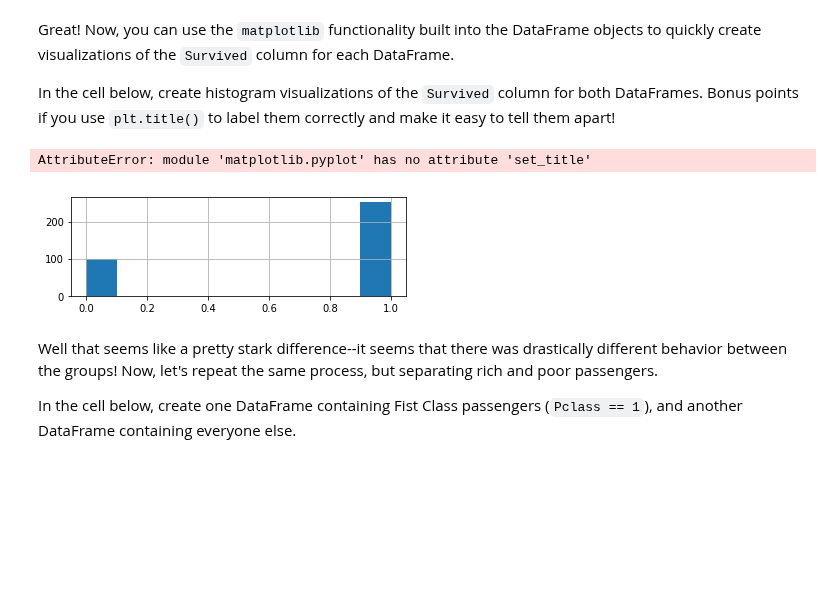
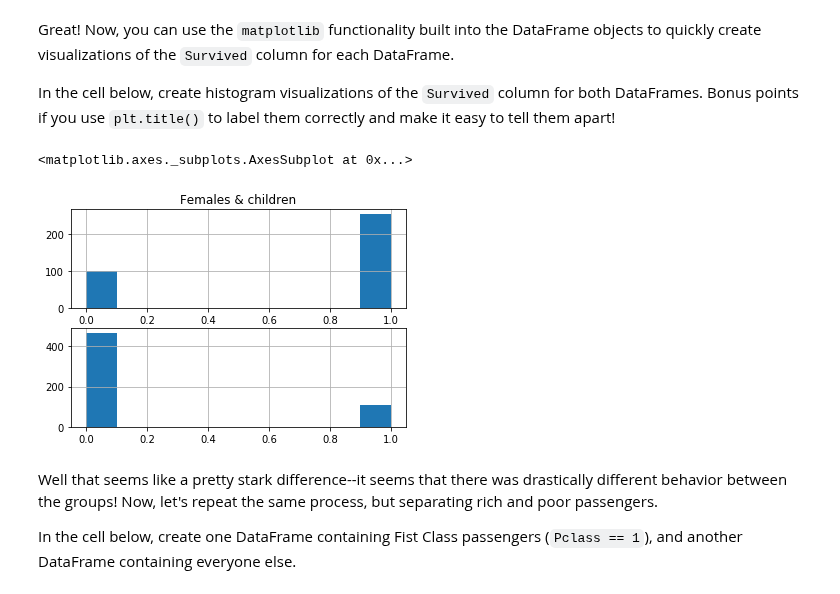
Before and after one commit to ewonguoft/dsc-enterprise-hsbc-using-sql-with-pandas-lab-hsbc-ds-081319, a Jupyter notebook: index.ipynb, the cells around one changed output. Saved outputs shown, nothing was run; the diff lists cells and outputs as text; code cells hidden in the pictures; blank space fills up the shorter version.

```diff
--- a/index.ipynb
+++ b/index.ipynb
@@ -105,13 +105,13 @@ In the cell below, create histogram visualizations of the `Survived` column for
 # %%
 plt.subplot(2,1,1)
 women_anid_children_df.Survived.hist()
-plt.set_title("Females & children")
+plt.title("Females & children")
 plt.subplot(2,1,2)
 
 male_all_ages_df.Survived.hist()
 # %% [output]
-AttributeError: module 'matplotlib.pyplot' has no attribute 'set_title'
+<matplotlib.axes._subplots.AxesSubplot at 0x...>
-[figure, old version]
+[figure, new version]
 # %% [markdown]
 Well that seems like a pretty stark difference--it seems that there was drastically different behavior between the groups!  Now, let's repeat the same process, but separating rich and poor passengers.
 
```
